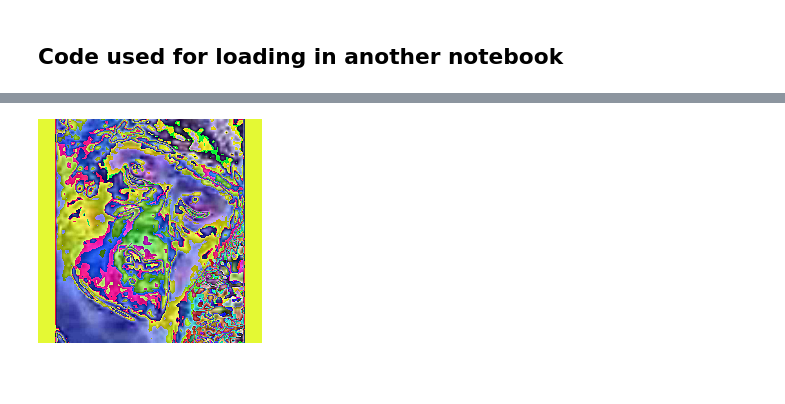
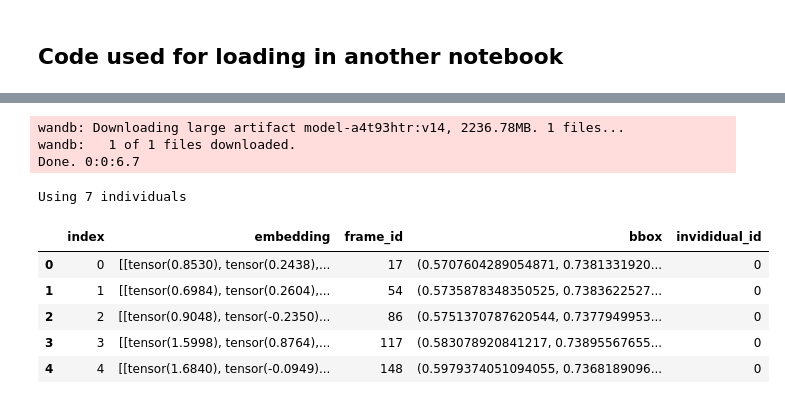
Before and after one commit to memben/gorillatracker, a Jupyter notebook: notebooks/test_embedding_generation.ipynb, the cells around one changed output, grey strips where cells are left out. Drawn from its saved outputs; the diff is of its cells as text; code cells hidden in the pictures; blank space fills up the shorter version.

```diff
--- a/notebooks/test_embedding_generation.ipynb
+++ b/notebooks/test_embedding_generation.ipynb
@@ -129,6 +317,0 @@ print(df.head())
-# %%
-# show sample image
-sample_img = df["input"][0]
-sample_img.show()
-# %% [output]
-[figure, removed]
@@ -211,0 +318,60 @@ df = df.reset_index(drop=False)"""
+# %%
+from gorillatracker.model import SwinV2LargeWrapper
+from gorillatracker.transform_utils import SquarePad
+from torchvision.transforms import v2 as transforms_v2
+
+model_config = {
+    "embedding_size": 128,
+    "from_scratch": False,
+    "loss_mode": "softmax/arcface",
+    "weight_decay": 0.0005,
+    "lr_schedule": "cosine",
+    "warmup_mode": "linear",
+    "warmup_epochs": 10,
+    "max_epochs": 100,
+    "initial_lr": 0.01,
+    "start_lr": 0.01,
+    "end_lr": 0.0001,
+    "beta1": 0.9,
+    "beta2": 0.999,
+    "model_name_or_path": "SwinV2LargeWrapper",
+    "stepwise_schedule": True,
+    "lr_interval": 10,
+    "l2_beta": 0.0,
+    "l2_alpha": 0.0,
+    "path_to_pretrained_weights": "a/b/c",
+}
+model = load_model_from_wandb(
+    "gorillas/Embedding-SwinV2Large-CXL-Open/model-a4t93htr:v14", SwinV2LargeWrapper, model_config, "cpu"
+)
+model.eval()
+model_transforms = transforms.Compose(
+    [
+        SquarePad(),
+        # Uniform input, you may choose higher/lower sizes.
+        transforms.Resize(224),
+        transforms.ToTensor(),
+        transforms.Resize((192), antialias=True),
+        transforms_v2.Normalize([0.485, 0.456, 0.406], std=[0.229, 0.224, 0.225]),
+    ]
+)
+video_path = "/workspaces/gorillatracker/video_data/M002_20220725_006.mp4"
+tracked_video_path = (
+    "/workspaces/gorillatracker/data/derived_data/spac_gorillas_converted_labels_tracked/M002_20220725_006_tracked.json"
+)
+tracked_video = _get_frames_for_ids(tracked_video_path)
+embedding_img_table = generate_embeddings_from_tracked_video(model, video_path, tracked_video, model_transforms)
+# %% [output]
+wandb: Downloading large artifact model-a4t93htr:v14, 2236.78MB. 1 files...
+wandb:   1 of 1 files downloaded.
+Done. 0:0:6.7
+Using 7 individuals
+# %%
+embedding_img_table.head()
+# %% [output]
+|  | index | embedding | frame_id | bbox | invididual_id |
+| 0 | 0 | [[tensor(0.8530), tensor(0.2438),... | 17 | (0.5707604289054871, 0.7381331920... | 0 |
+| 1 | 1 | [[tensor(0.6984), tensor(0.2604),... | 54 | (0.5735878348350525, 0.7383622527... | 0 |
+| 2 | 2 | [[tensor(0.9048), tensor(-0.2350)... | 86 | (0.5751370787620544, 0.7377949953... | 0 |
+| 3 | 3 | [[tensor(1.5998), tensor(0.8764),... | 117 | (0.583078920841217, 0.73895567655... | 0 |
+| 4 | 4 | [[tensor(1.6840), tensor(-0.0949)... | 148 | (0.5979374051094055, 0.7368189096... | 0 |
```
Also changed, not shown: parts of 8 cells of this notebook, 6 other files.
